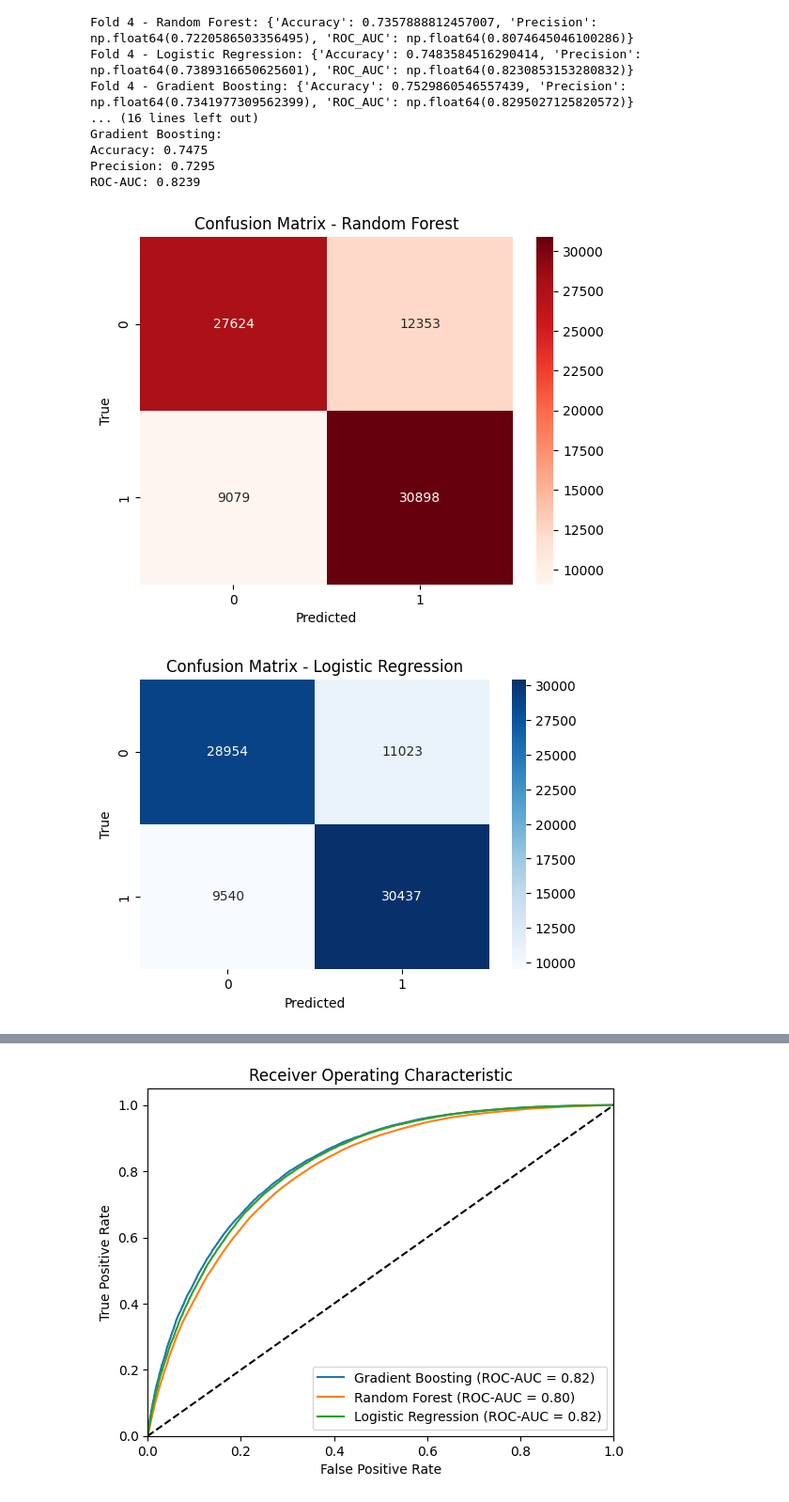
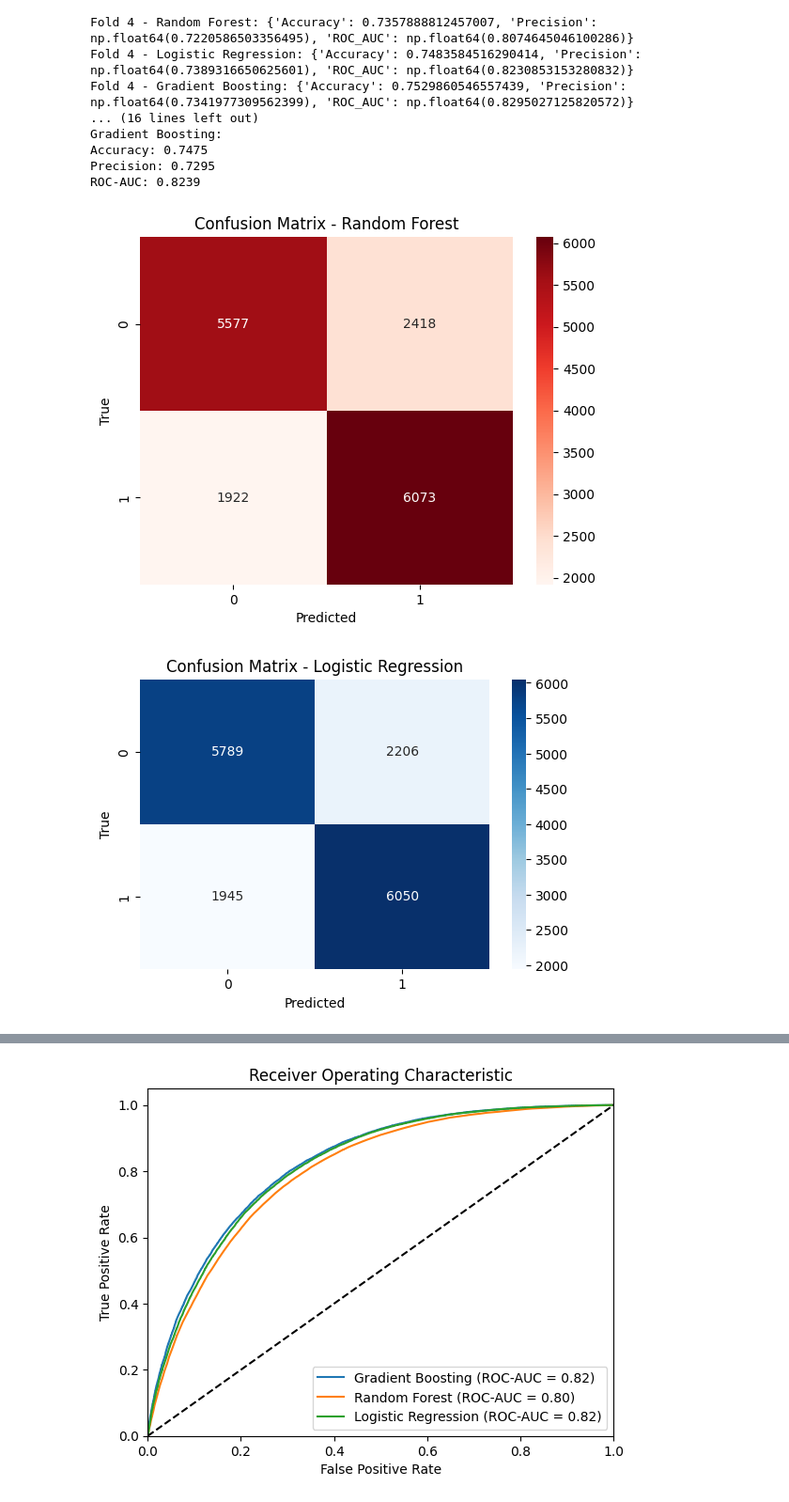
Before and after one commit to swimmingbrain/decoding-diabetes, a Jupyter notebook: project_files/decoding_diabetes_model.ipynb, the cells around one changed output, grey strips where cells are left out. Shown at 94% size. Cells and saved outputs as stored; diff of their text form; code cells hidden in the pictures.

Commit message:
fix: adapt p-value and fix confusion matrix

```diff
--- a/project_files/decoding_diabetes_model.ipynb
+++ b/project_files/decoding_diabetes_model.ipynb
@@ -175,6 +175,11 @@ logit_results = {}
 for column in X_scaled.columns:
     X_univariate = sm.add_constant(X_scaled[[column]])  # add constant for intercept
     model = sm.Logit(y_resampled, X_univariate).fit(disp=0)
+
+    # Calculate AUROC
+    y_pred_proba = model.predict(X_univariate)
+    auroc = roc_auc_score(y_resampled, y_pred_proba)
+
     logit_results[column] = {
         'coef': model.params[1],
         'p-value': model.pvalues[1],
@@ -194,8 +199,8 @@ BMI                   0.714441      0.0    2.043044
 PhysActivity         -0.312189      0.0    0.731844
 HeartDiseaseorAttack  0.441510      0.0    1.555054
 # %%
-# feature selection based on p-values (p < 0.05)
-significant_features = univariate_results[univariate_results['p-value'] < 0.05].index
+# feature selection based on p-values (p < 0.20)
+significant_features = univariate_results[univariate_results['p-value'] < 0.20].index
 print(f"Significant features selected: {significant_features}")
 # %% [output]
 Significant features selected: Index(['HighBP', 'HighChol', 'BMI', 'PhysActivity', 'HeartDiseaseorAttack',
@@ -306,17 +311,17 @@ Precision: 0.7295
 ROC-AUC: 0.8239
 # %%
 # confusion matrix for Random Forest
-conf_matrix_rf = confusion_matrix(y_resampled, y_pred_rf)
+conf_matrix_rf = confusion_matrix(y_test, y_pred_rf)
 sns.heatmap(conf_matrix_rf, annot=True, fmt="d", cmap="Reds")
 plt.title("Confusion Matrix - Random Forest")
 plt.xlabel("Predicted")
 plt.ylabel("True")
 plt.show()
 # %% [output]
-[figure, old version]
+[figure, new version]
 # %%
 # confusion matrix for Logistic Regression
-conf_matrix_lr = confusion_matrix(y_resampled, y_pred_lr)
+conf_matrix_lr = confusion_matrix(y_test, y_pred_lr)
 plt.figure(figsize=(6, 4))
 sns.heatmap(conf_matrix_lr, annot=True, fmt="d", cmap="Blues")
 plt.title("Confusion Matrix - Logistic Regression")
@@ -324,6 +329,6 @@ plt.xlabel("Predicted")
 plt.ylabel("True")
 plt.show()
 # %% [output]
-[figure, old version]
+[figure, new version]
 # %%
 # confusion matrix for Gradient Boosting
```
Also changed, not shown: parts of 2 cells of this notebook.
